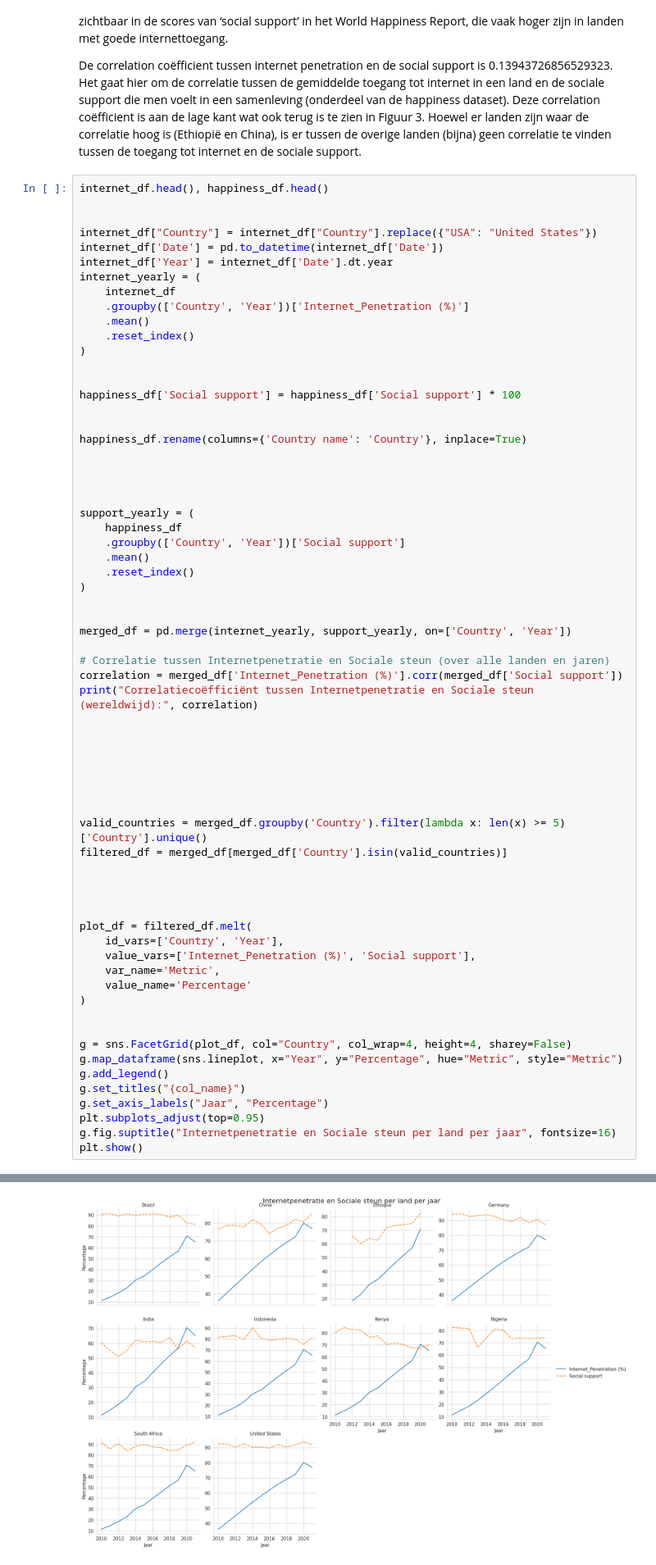
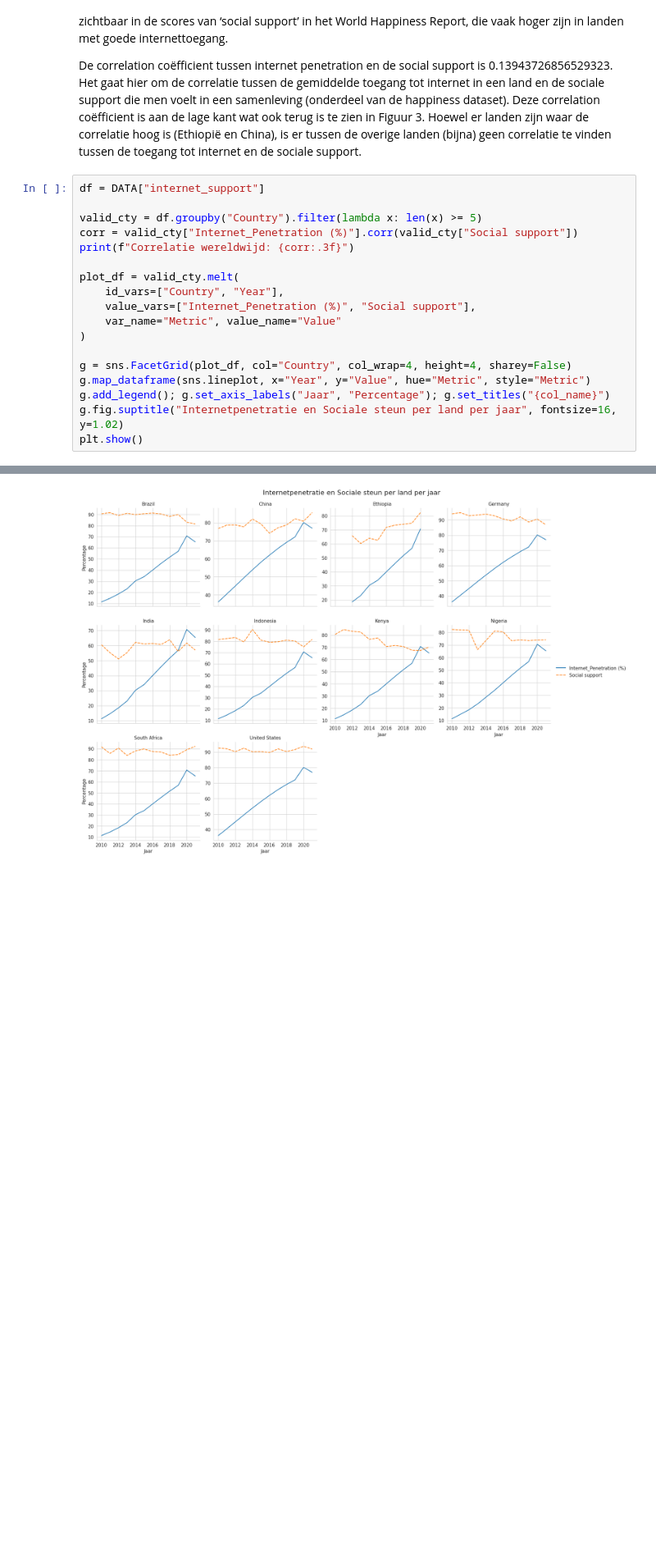
Before and after one commit to sebastianrociu/data-story, a Jupyter notebook: docs/format.ipynb, the cells around one changed output, grey strips where cells are left out. Shown: that part at 82% size. Saved outputs shown, nothing was run; the diff lists cells and outputs as text; blank space fills up the shorter version.

```diff
--- a/docs/format.ipynb
+++ b/docs/format.ipynb
@@ -251,68 +256,21 @@ Behalve economische groei, draagt internettoegang ook bij aan sociaal welzijn. D
 
 De correlation coëfficient tussen internet penetration en de social support is 0.13943726856529323. Het gaat hier om de correlatie tussen de gemiddelde toegang tot internet in een land en de sociale support die men voelt in een samenleving (onderdeel van de happiness dataset). Deze correlation coëfficient is aan de lage kant wat ook terug is te zien in Figuur 3. Hoewel er landen zijn waar de correlatie hoog is (Ethiopië en China), is er tussen de overige landen (bijna) geen correlatie te vinden tussen de toegang tot internet en de sociale support.
 # %%
-internet_df.head(), happiness_df.head()
+df = DATA["internet_support"]
 
+valid_cty = df.groupby("Country").filter(lambda x: len(x) >= 5)
+corr = valid_cty["Internet_Penetration (%)"].corr(valid_cty["Social support"])
+print(f"Correlatie wereldwijd: {corr:.3f}")
 
-internet_df["Country"] = internet_df["Country"].replace({"USA": "United States"})
-internet_df['Date'] = pd.to_datetime(internet_df['Date'])
-internet_df['Year'] = internet_df['Date'].dt.year
-internet_yearly = (
-    internet_df
-    .groupby(['Country', 'Year'])['Internet_Penetration (%)']
-    .mean()
-    .reset_index()
+plot_df = valid_cty.melt(
+    id_vars=["Country", "Year"],
+    value_vars=["Internet_Penetration (%)", "Social support"],
+    var_name="Metric", value_name="Value"
 )
 
-
-happiness_df['Social support'] = happiness_df['Social support'] * 100
-
-
-happiness_df.rename(columns={'Country name': 'Country'}, inplace=True)
-
-
-
-
-support_yearly = (
-    happiness_df
-    .groupby(['Country', 'Year'])['Social support']
-    .mean()
-    .reset_index()
-)
-
-
-merged_df = pd.merge(internet_yearly, support_yearly, on=['Country', 'Year'])
-
-# Correlatie tussen Internetpenetratie en Sociale steun (over alle landen en jaren)
-correlation = merged_df['Internet_Penetration (%)'].corr(merged_df['Social support'])
-print("Correlatiecoëfficiënt tussen Internetpenetratie en Sociale steun (wereldwijd):", correlation)
-
-
-
-
-
-
-
-valid_countries = merged_df.groupby('Country').filter(lambda x: len(x) >= 5)['Country'].unique()
-filtered_df = merged_df[merged_df['Country'].isin(valid_countries)]
-
-
-
-
-plot_df = filtered_df.melt(
-    id_vars=['Country', 'Year'],
-    value_vars=['Internet_Penetration (%)', 'Social support'],
-    var_name='Metric',
-    value_name='Percentage'
-)
-
-
 g = sns.FacetGrid(plot_df, col="Country", col_wrap=4, height=4, sharey=False)
-g.map_dataframe(sns.lineplot, x="Year", y="Percentage", hue="Metric", style="Metric")
-g.add_legend()
-g.set_titles("{col_name}")
-g.set_axis_labels("Jaar", "Percentage")
-plt.subplots_adjust(top=0.95)
-g.fig.suptitle("Internetpenetratie en Sociale steun per land per jaar", fontsize=16)
+g.map_dataframe(sns.lineplot, x="Year", y="Value", hue="Metric", style="Metric")
+g.add_legend(); g.set_axis_labels("Jaar", "Percentage"); g.set_titles("{col_name}")
+g.fig.suptitle("Internetpenetratie en Sociale steun per land per jaar", fontsize=16, y=1.02)
 plt.show()
 # %% [output]
@@ -320 +278 @@ Correlatiecoëfficiënt tussen Internetpenetratie en Sociale steun (wereldwijd):
-[figure, old version]
+[figure, new version]
```
Also changed, not shown: parts of 14 cells of this notebook.
